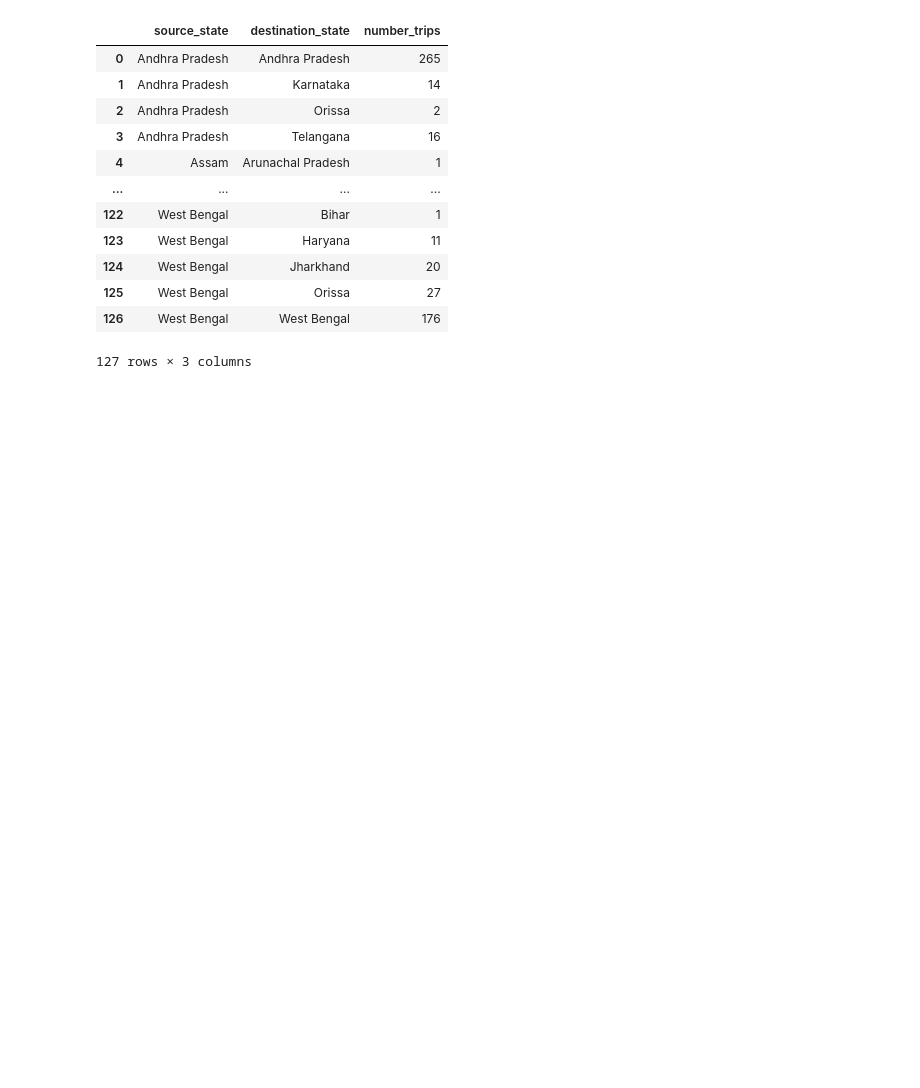
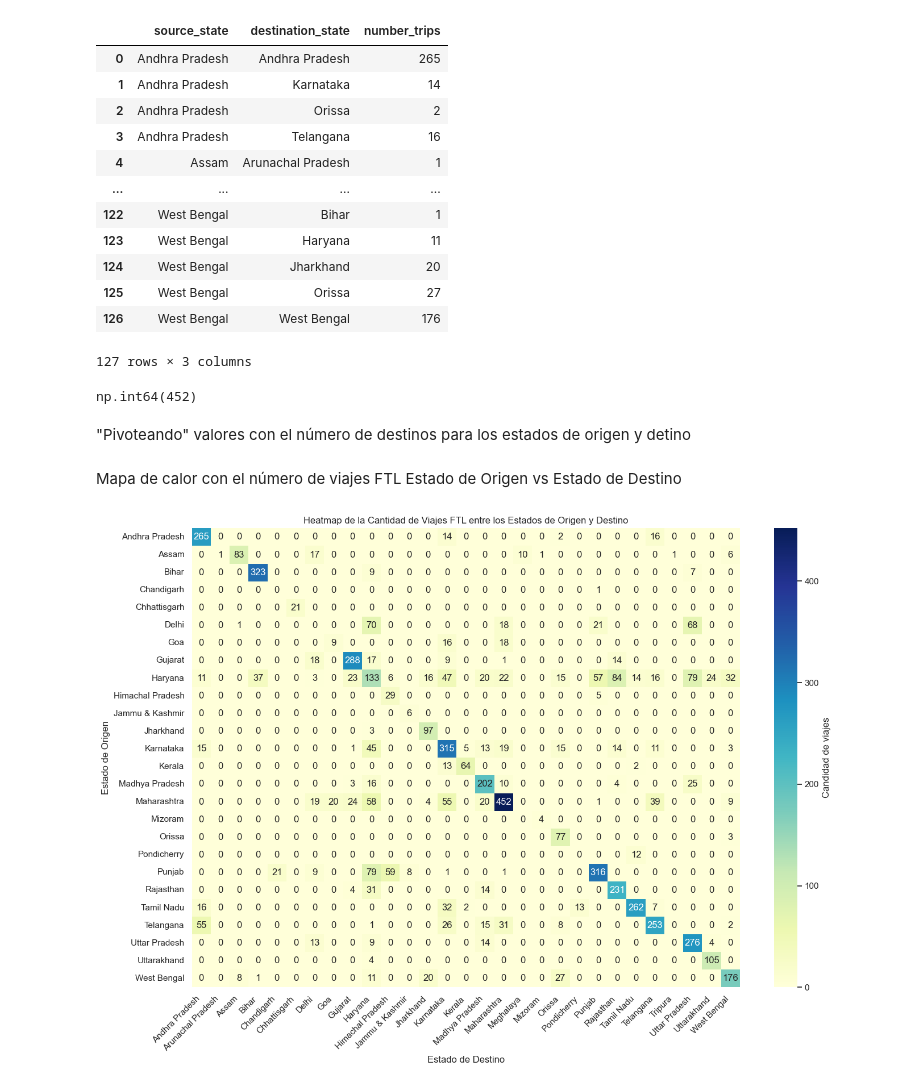
Before and after one commit to luroel/Deep-Dive-Delhivery, a Jupyter notebook: main.ipynb, the cells around one changed output. Drawn from its saved outputs; the diff is of its cells as text; code cells hidden in the pictures; blank space fills up the shorter version.

Commit message:
Mapa de calor de la cantidad de viajes FTL entre estado de origen y destino

```diff
--- a/main.ipynb
+++ b/main.ipynb
@@ -308,3 +308,29 @@ df_number_trips
 | 125 | West Bengal | Orissa | 27 |
 | 126 | West Bengal | West Bengal | 176 |
 127 rows × 3 columns
+# %%
+# Max value for number_trips column
+df_number_trips['number_trips'].max()
+# %% [output]
+np.int64(452)
+# %% [markdown]
+"Pivoteando" valores con el número de destinos para los estados de origen y detino
+# %%
+heatmap_FTL = df_number_trips.pivot(index='source_state', columns='destination_state', values='number_trips').fillna(0)
+#heatmap_FTL.isnull().sum()
+#heatmap_FTL.fillna('x')
+# %% [markdown]
+Mapa de calor con el número de viajes FTL Estado de Origen vs Estado de Destino
+# %%
+# Heatmap plot
+plt.figure(figsize=(14, 10))
+sns.heatmap(data=heatmap_FTL, cmap='YlGnBu', annot=True, fmt=".0f", cbar_kws={'label': 'Candidad de viajes'})
+plt.title('Heatmap de la Cantidad de Viajes FTL entre los Estados de Origen y Destino')
+plt.ylabel('Estado de Origen')
+plt.xlabel('Estado de Destino')
+plt.xticks(rotation=45, ha='right')
+plt.yticks(rotation=0)
+plt.tight_layout()
+plt.show()
+# %% [output]
+[figure, added]
```
